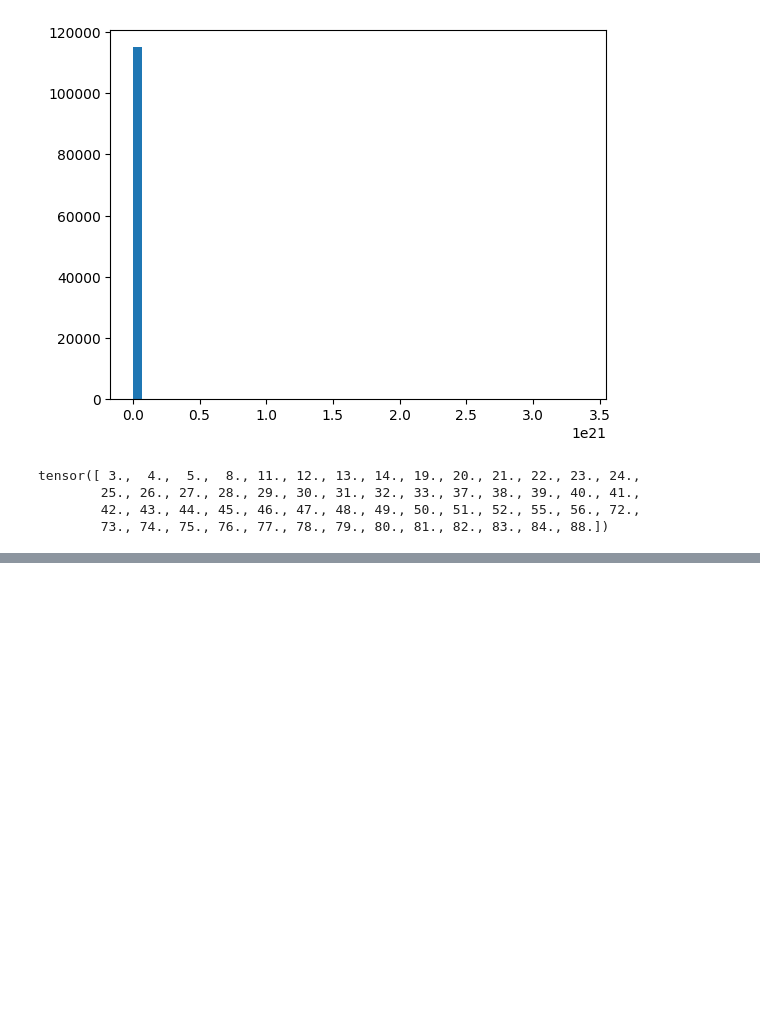
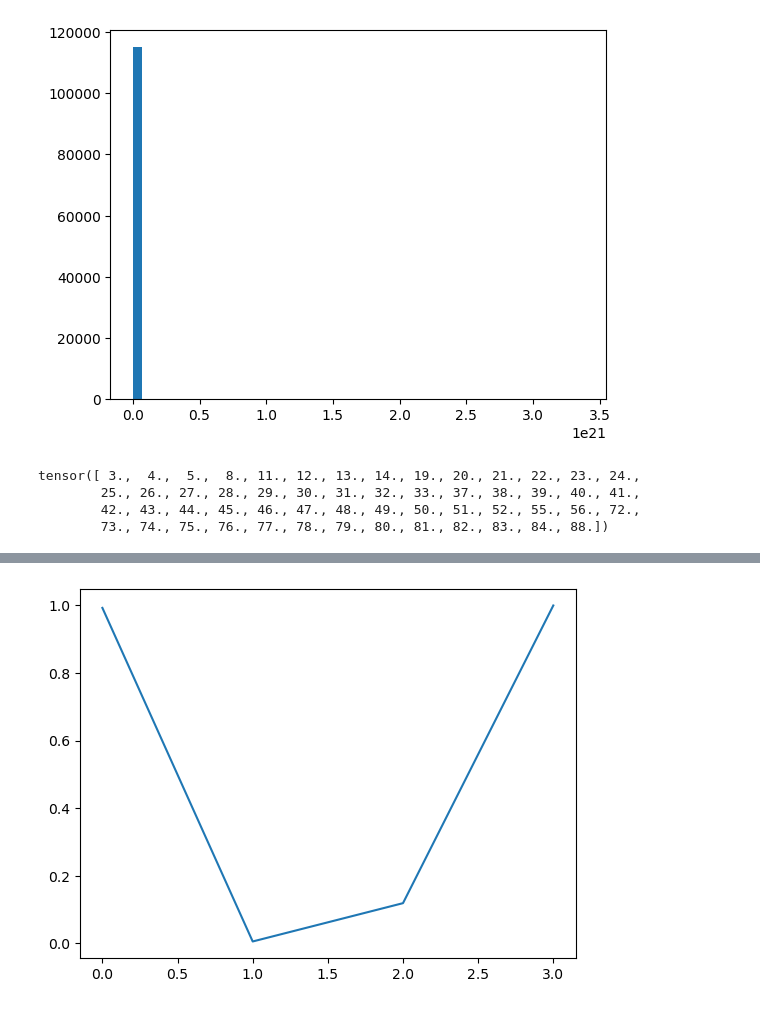
Before and after one commit to BaconBreaker/graph-diffusion-project, a Jupyter notebook: code/obsolete/data_exploration.ipynb, the cells around one changed output, grey strips where cells are left out. Drawn from its saved outputs; the diff is of its cells as text; code cells hidden in the pictures; blank space fills up the shorter version.

```diff
--- a/code/obsolete/data_exploration.ipynb
+++ b/code/obsolete/data_exploration.ipynb
@@ -242,0 +281,5 @@ torch.Size([1, 516])
+# %%
+plt.plot(emb[58])
+plt.show()
+# %% [output]
+[figure, added]
```
Also changed, not shown: parts of 6 cells of this notebook, 3 other files.
